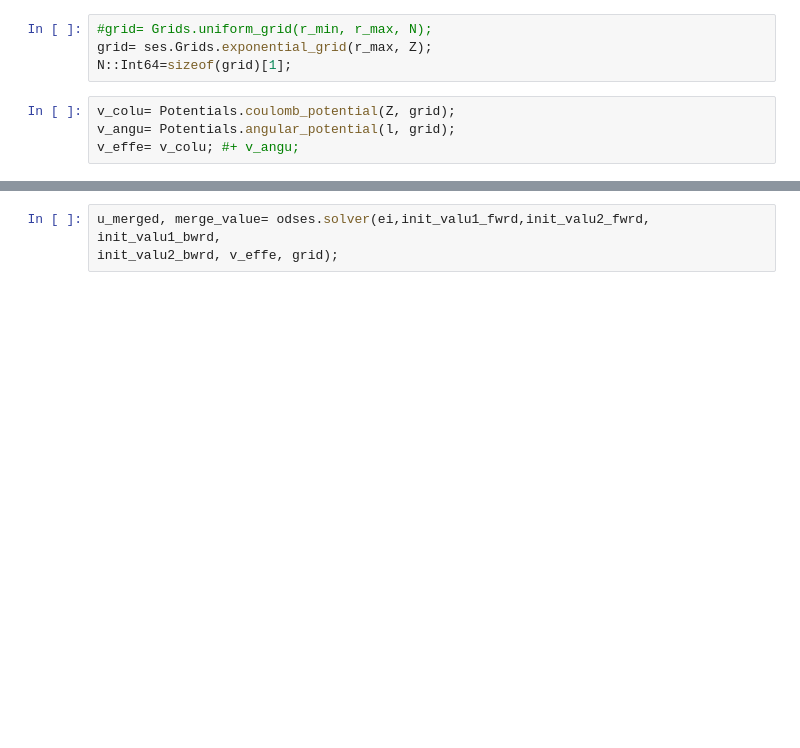
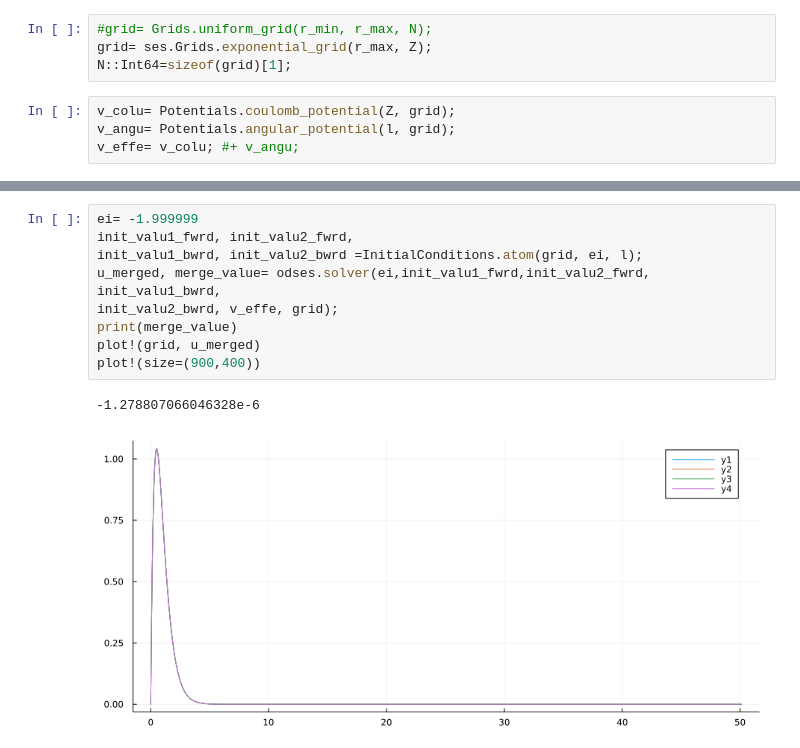
Before and after one commit to zeledon14/SchrodingerEquationSolver.jl, a Jupyter notebook: src/single_solution_schrodinger_equation.ipynb, the cells around one changed output, grey strips where cells are left out. Saved outputs shown, nothing was run; the diff lists cells and outputs as text; blank space fills up the shorter version.

```diff
--- a/src/single_solution_schrodinger_equation.ipynb
+++ b/src/single_solution_schrodinger_equation.ipynb
@@ -36,6 +44,15 @@ init_valu1_bwrd, init_valu2_bwrd =InitialConditions.atom(grid, ei, l);
 # %%
+ei= -1.999999
+init_valu1_fwrd, init_valu2_fwrd,
+init_valu1_bwrd, init_valu2_bwrd =InitialConditions.atom(grid, ei, l);
 u_merged, merge_value= odses.solver(ei,init_valu1_fwrd,init_valu2_fwrd, init_valu1_bwrd,
 init_valu2_bwrd, v_effe, grid);
+print(merge_value)
+plot!(grid, u_merged)
+plot!(size=(900,400))
+# %% [output]
+-1.278807066046328e-6
+[figure, added]
 # %%
 plot!(grid, u_merged)
 plot!(size=(900,400))
```
Also changed, not shown: parts of 2 cells of this notebook.
